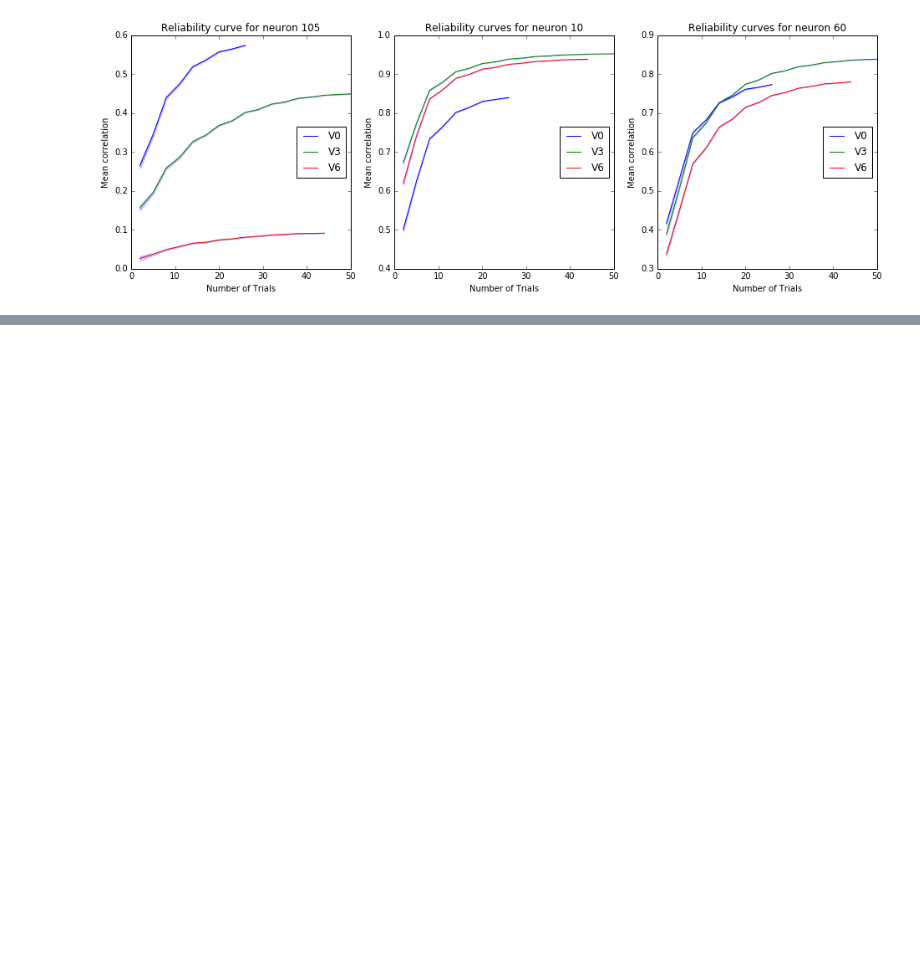
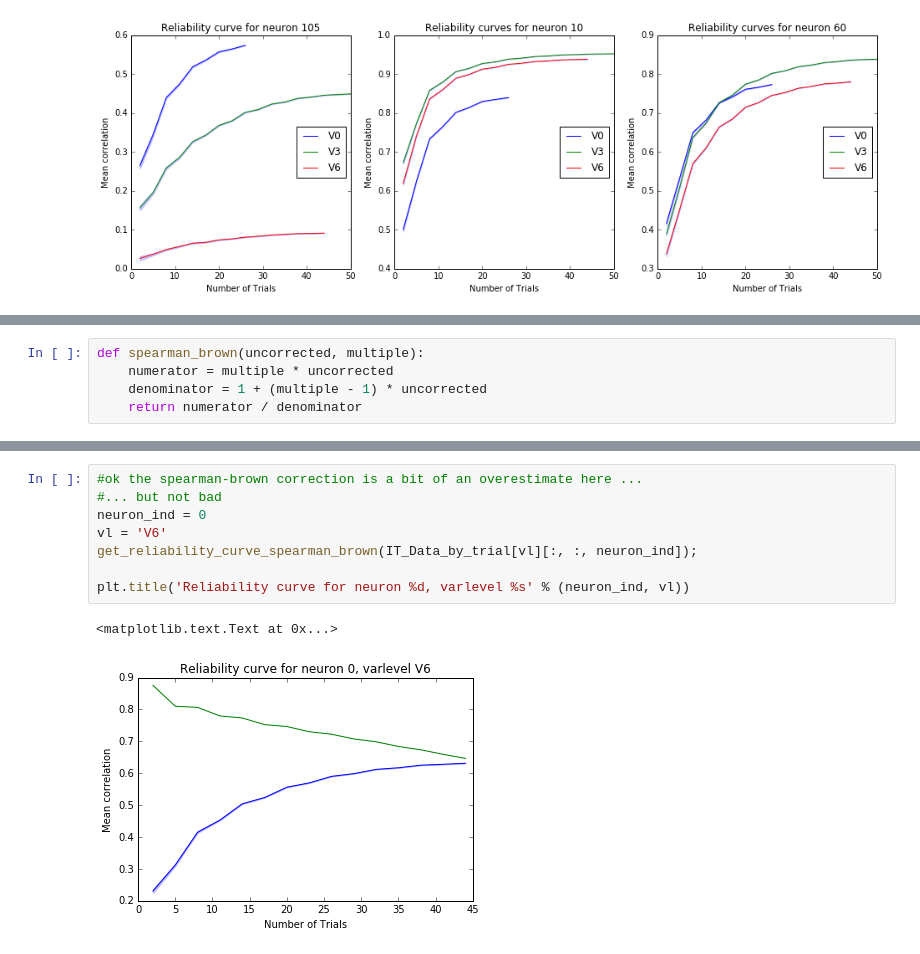
Before and after one commit to neuroailab/psych253, a Jupyter notebook: Lecture2.ipynb, the cells around one changed output, grey strips where cells are left out. Drawn from its saved outputs; the diff is of its cells as text; blank space fills up the shorter version.

```diff
--- a/Lecture2.ipynb
+++ b/Lecture2.ipynb
@@ -566,0 +569,5 @@ plt.legend(lns, unique_var_levels, loc='center right')
+# %%
+def spearman_brown(uncorrected, multiple):
+    numerator = multiple * uncorrected
+    denominator = 1 + (multiple - 1) * uncorrected
+    return numerator / denominator
@@ -566,0 +621,11 @@ plt.legend(lns, unique_var_levels, loc='center right')
+# %%
+#ok the spearman-brown correction is a bit of an overestimate here ...
+#... but not bad
+neuron_ind = 0
+vl = 'V6'
+get_reliability_curve_spearman_brown(IT_Data_by_trial[vl][:, :, neuron_ind]);
+
+plt.title('Reliability curve for neuron %d, varlevel %s' % (neuron_ind, vl))
+# %% [output]
+<matplotlib.text.Text at 0x...>
+[figure, added]
```
Also changed, not shown: parts of 3 cells of this notebook.
